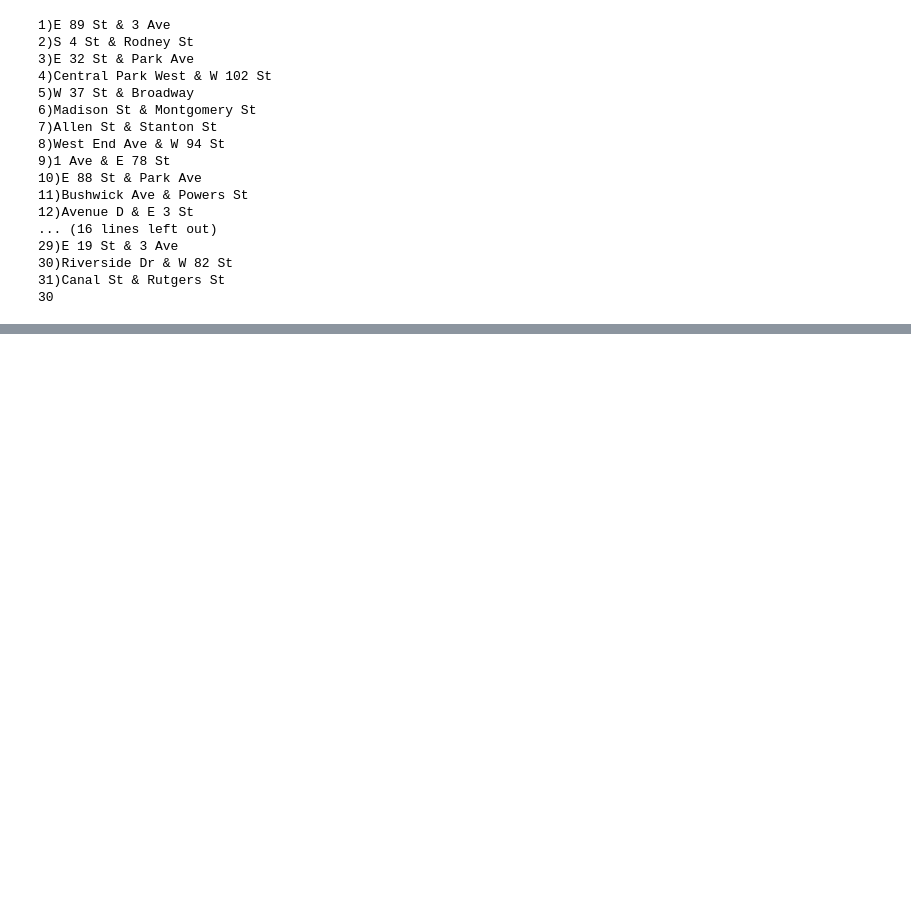
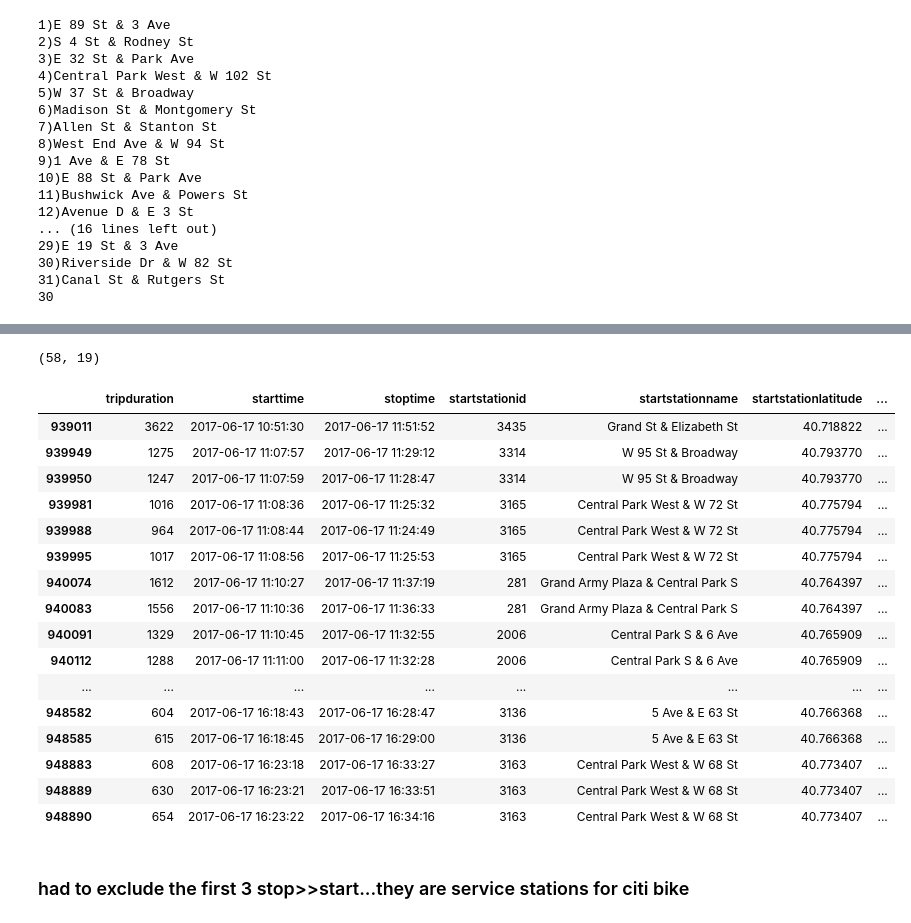
Before and after one commit to mollyn/PGMFinalProject, a Jupyter notebook: geographicAnalysis.ipynb, the cells around one changed output, grey strips where cells are left out. Saved outputs shown, nothing was run; the diff lists cells and outputs as text; code cells hidden in the pictures; blank space fills up the shorter version.

```diff
--- a/geographicAnalysis.ipynb
+++ b/geographicAnalysis.ipynb
@@ -920,0 +951,24 @@ show(p)
+# %%
+print data[data.endstationname=='Adventures NYC'].shape
+data[data.endstationname=='Adventures NYC']
+# %% [output]
+(58, 19)
+|  | tripduration | starttime | stoptime | startstationid | startstationname | startstationlatitude | ... |
+| 939011 | 3622 | 2017-06-17 10:51:30 | 2017-06-17 11:51:52 | 3435 | Grand St & Elizabeth St | 40.718822 | ... |
+| 939949 | 1275 | 2017-06-17 11:07:57 | 2017-06-17 11:29:12 | 3314 | W 95 St & Broadway | 40.793770 | ... |
+| 939950 | 1247 | 2017-06-17 11:07:59 | 2017-06-17 11:28:47 | 3314 | W 95 St & Broadway | 40.793770 | ... |
+| 939981 | 1016 | 2017-06-17 11:08:36 | 2017-06-17 11:25:32 | 3165 | Central Park West & W 72 St | 40.775794 | ... |
+| 939988 | 964 | 2017-06-17 11:08:44 | 2017-06-17 11:24:49 | 3165 | Central Park West & W 72 St | 40.775794 | ... |
+| 939995 | 1017 | 2017-06-17 11:08:56 | 2017-06-17 11:25:53 | 3165 | Central Park West & W 72 St | 40.775794 | ... |
+| 940074 | 1612 | 2017-06-17 11:10:27 | 2017-06-17 11:37:19 | 281 | Grand Army Plaza & Central Park S | 40.764397 | ... |
+| 940083 | 1556 | 2017-06-17 11:10:36 | 2017-06-17 11:36:33 | 281 | Grand Army Plaza & Central Park S | 40.764397 | ... |
+| 940091 | 1329 | 2017-06-17 11:10:45 | 2017-06-17 11:32:55 | 2006 | Central Park S & 6 Ave | 40.765909 | ... |
+| 940112 | 1288 | 2017-06-17 11:11:00 | 2017-06-17 11:32:28 | 2006 | Central Park S & 6 Ave | 40.765909 | ... |
+| ... | ... | ... | ... | ... | ... | ... | ... |
+| 948582 | 604 | 2017-06-17 16:18:43 | 2017-06-17 16:28:47 | 3136 | 5 Ave & E 63 St | 40.766368 | ... |
+| 948585 | 615 | 2017-06-17 16:18:45 | 2017-06-17 16:29:00 | 3136 | 5 Ave & E 63 St | 40.766368 | ... |
+| 948883 | 608 | 2017-06-17 16:23:18 | 2017-06-17 16:33:27 | 3163 | Central Park West & W 68 St | 40.773407 | ... |
+| 948889 | 630 | 2017-06-17 16:23:21 | 2017-06-17 16:33:51 | 3163 | Central Park West & W 68 St | 40.773407 | ... |
+| 948890 | 654 | 2017-06-17 16:23:22 | 2017-06-17 16:34:16 | 3163 | Central Park West & W 68 St | 40.773407 | ... |
+# %% [markdown]
+### had to exclude the first 3 stop>>start...they are service stations for citi bike
```
Also changed, not shown: parts of 9 cells of this notebook.
